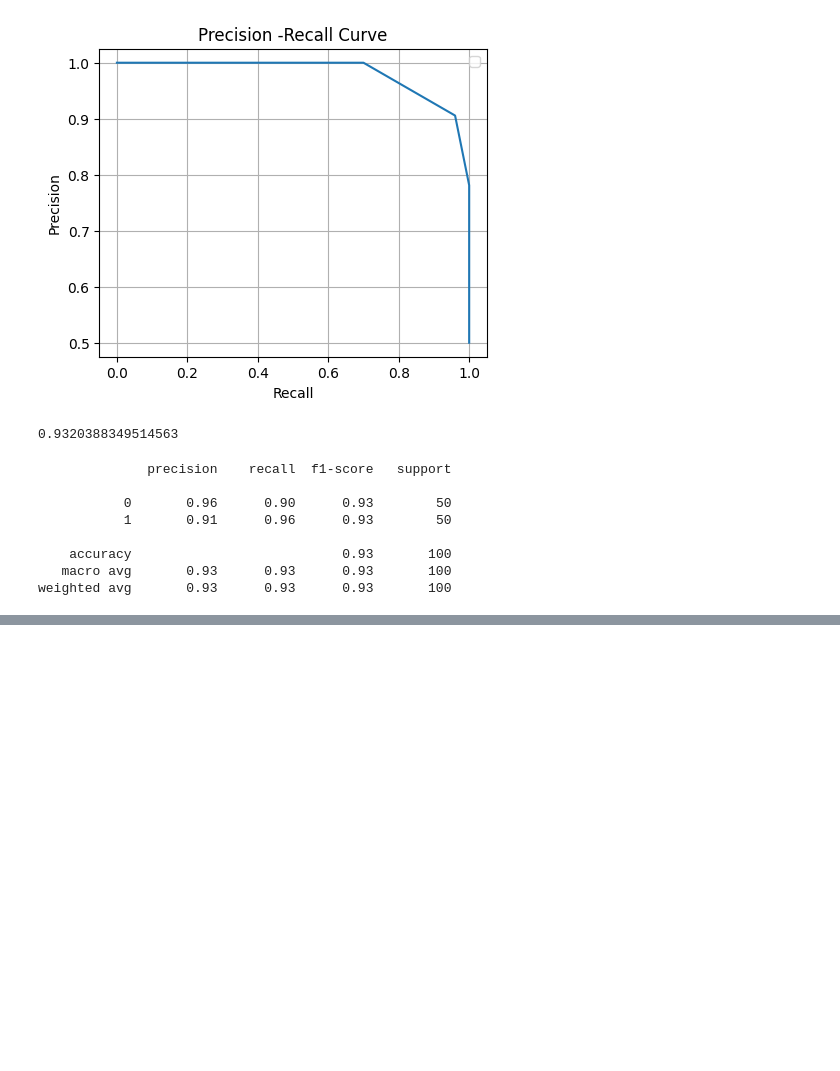
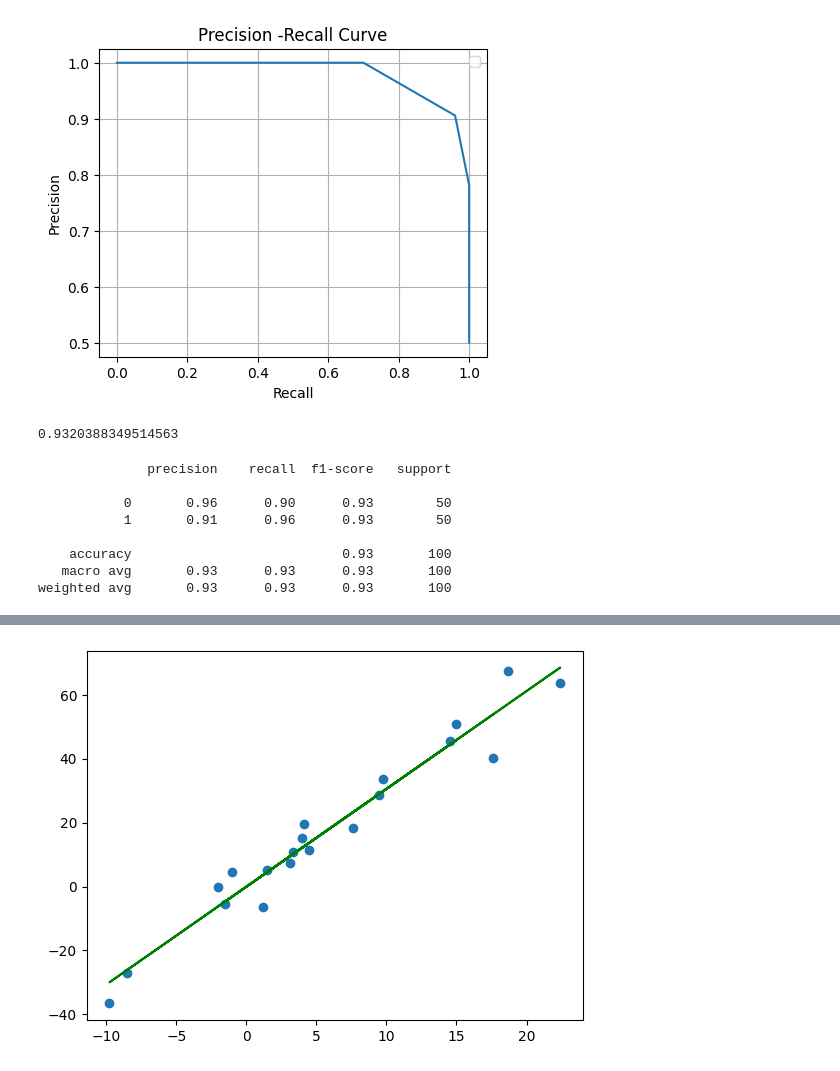
Before and after one commit to MERITOKAMIL/ML_PRO, a Jupyter notebook: ML_Pro_evaluation.ipynb, the cells around one changed output, grey strips where cells are left out. Saved outputs shown, nothing was run; the diff lists cells and outputs as text; code cells hidden in the pictures; blank space fills up the shorter version.

```diff
--- a/ML_Pro_evaluation.ipynb
+++ b/ML_Pro_evaluation.ipynb
@@ -185,0 +212,10 @@ weighted avg       0.93      0.93      0.93       100
+# %%
+model=LinearRegression()
+model.fit(x,y)
+y_pred=model.predict(x)
+# %%
+plt.plot(x,y_pred,c="green")
+plt.scatter(x,y)
+plt.show()
+# %% [output]
+[figure, added]
```
Also changed, not shown: parts of 20 cells of this notebook.
